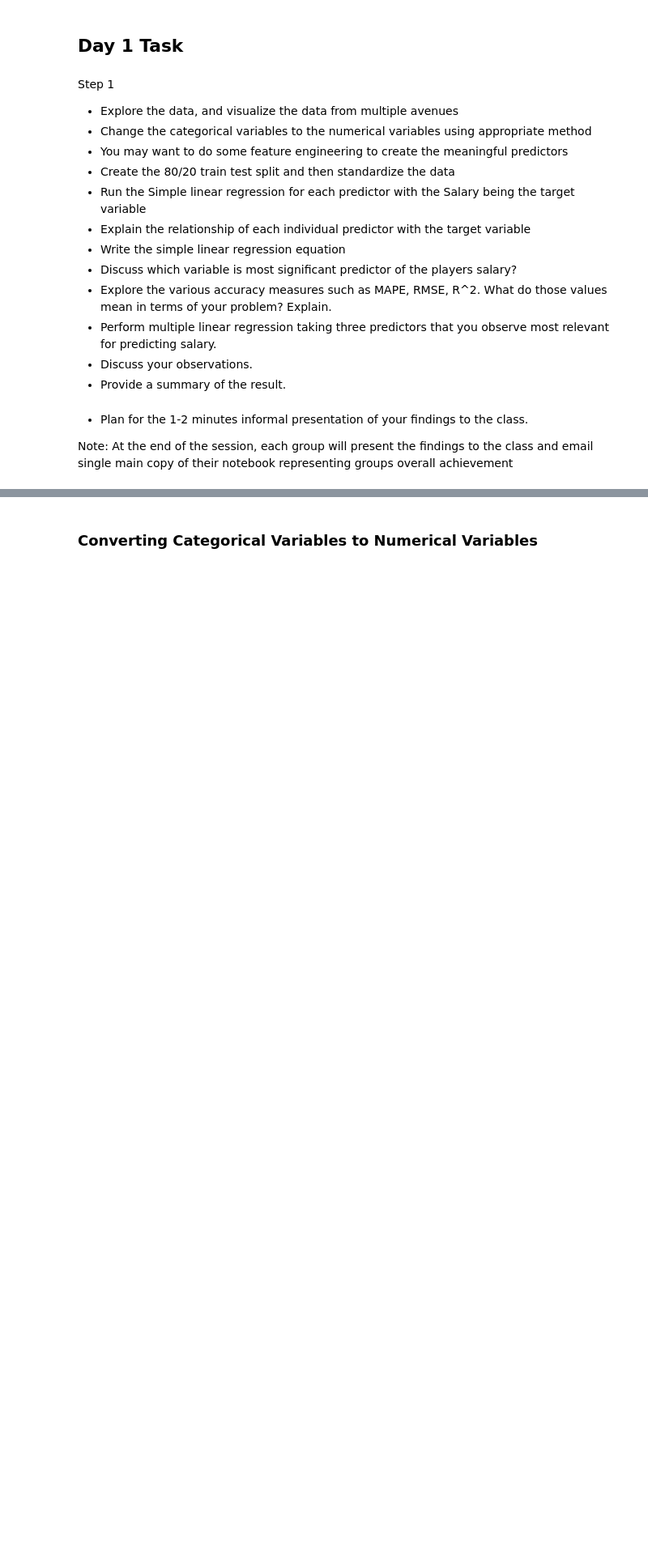
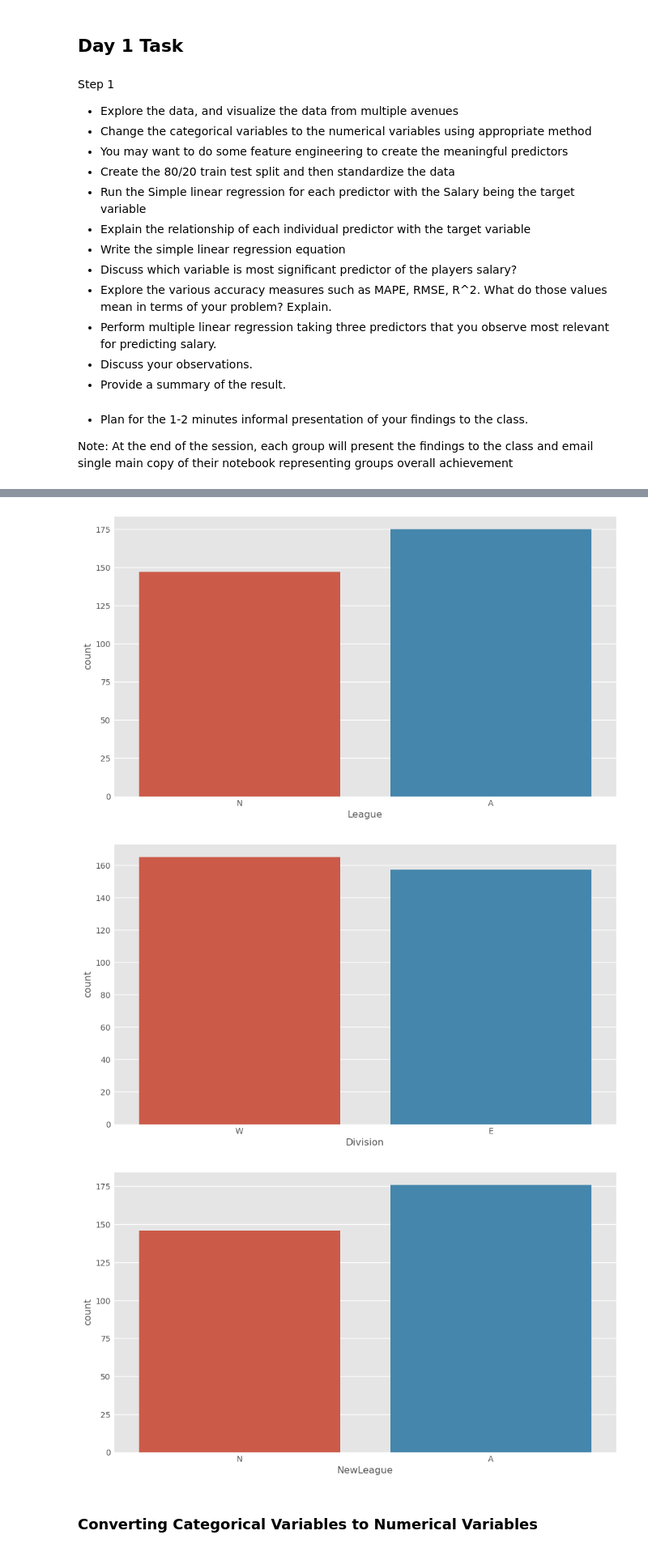
Before and after one commit to sah9j/DataDive1, a Jupyter notebook: Regression DATA Dive Baseball Players dataset Fall 2023.ipynb, the cells around one changed output, grey strips where cells are left out. Shown at 81% size. Saved outputs shown, nothing was run; the diff lists cells and outputs as text; code cells hidden in the pictures; blank space fills up the shorter version.

Commit message:
Modified entire code. Re-arraged in task order. Fixed categorical count plots. Fixed dummy variables. Added OLS Regression.

```diff
--- a/Regression DATA Dive Baseball Players dataset Fall 2023.ipynb
+++ b/Regression DATA Dive Baseball Players dataset Fall 2023.ipynb
@@ -140,2 +172,18 @@ Note: At the end of the session, each group will present the findings to the cla
+# %%
+plt.figure(figsize=(10, 6))
+sns.countplot(x='League', data=df_Hi)
+plt.show()
+
+plt.figure(figsize=(10, 6))
+sns.countplot(x='Division', data=df_Hi)
+plt.show()
+
+plt.figure(figsize=(10, 6))
+sns.countplot(x='NewLeague', data=df_Hi)
+plt.show()
+# %% [output]
+[figure, added]
+[figure, added]
+[figure, added]
 # %% [markdown]
 ### Converting Categorical Variables to Numerical Variables
```
Also changed, not shown: parts of 22 cells of this notebook.
